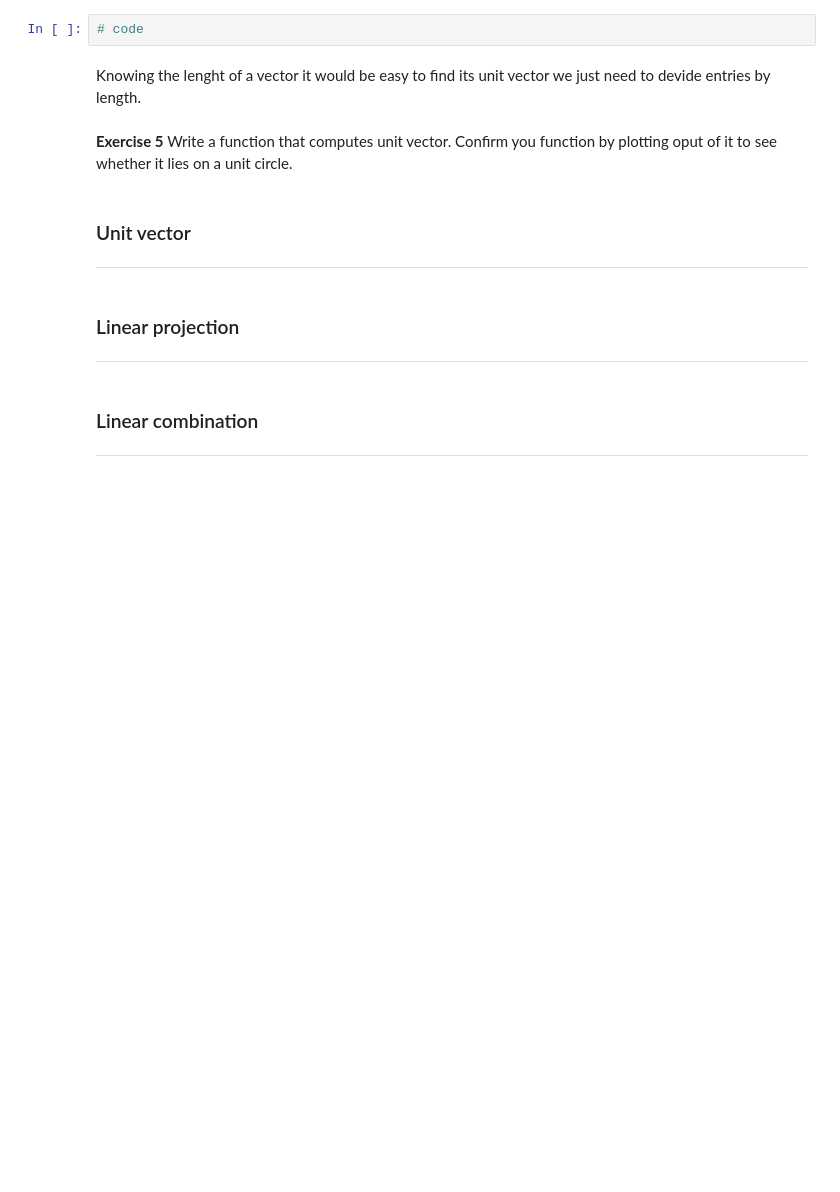
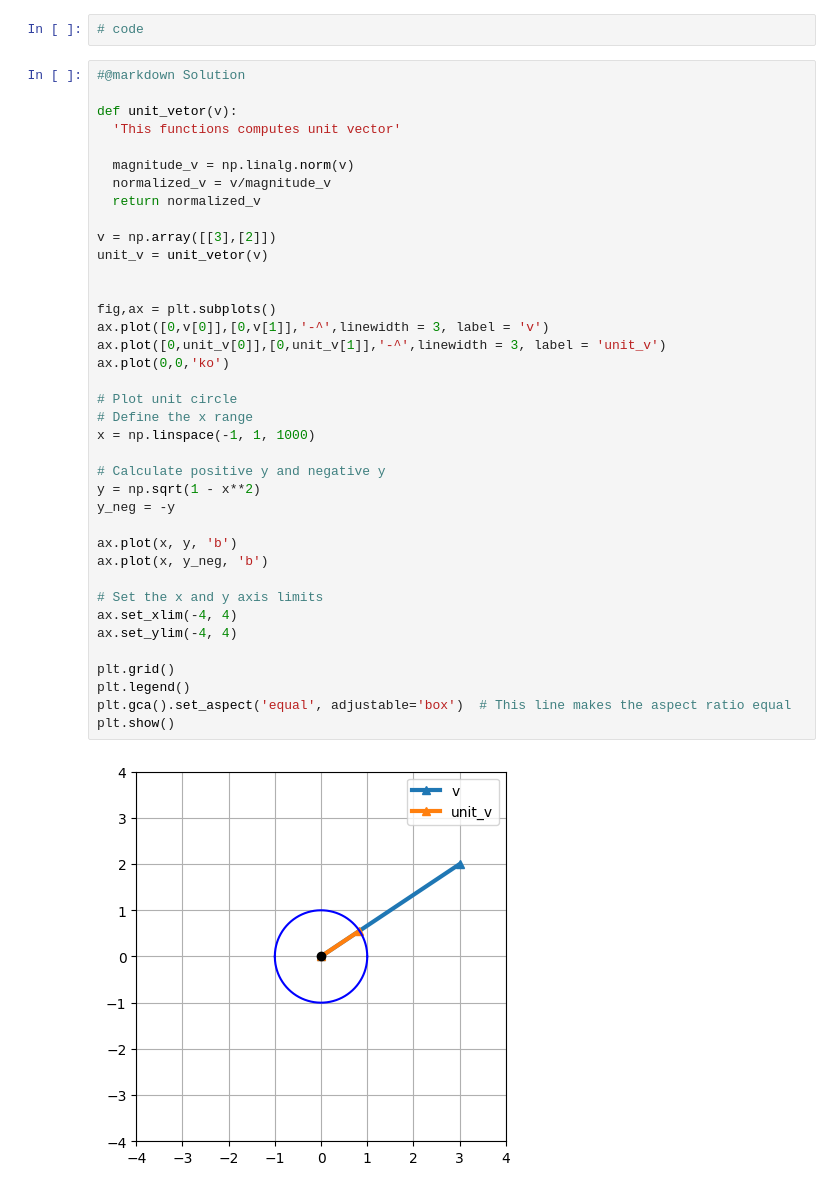
Before and after one commit to MiladQolami/Mathematical-tools-for-neuroscience, a Jupyter notebook: Linear_Algebra/Linear_algebra_vectors.ipynb, the cells around one changed output. Drawn from its saved outputs; the diff is of its cells as text; blank space fills up the shorter version.

```diff
--- a/Linear_Algebra/Linear_algebra_vectors.ipynb
+++ b/Linear_Algebra/Linear_algebra_vectors.ipynb
@@ -286,16 +371,42 @@ print(np.sqrt(np.dot(v1,v1)))
 # %%
 # code
-# %% [markdown]
-Knowing the lenght of a vector it would be easy to find its unit vector we just need to devide entries by length.
-# %% [markdown]
-**Exercise 5**
-Write a function that computes unit vector. Confirm you function by plotting oput of it to see whether it lies on a unit circle.
-# %% [markdown]
-### Unit vector
-___
-# %% [markdown]
-### Linear projection
-____
-# %% [markdown]
-### Linear combination
-___
+# %%
+#@markdown Solution
+
+def unit_vetor(v):
+  'This functions computes unit vector'
+
+  magnitude_v = np.linalg.norm(v)
+  normalized_v = v/magnitude_v
+  return normalized_v
+
+v = np.array([[3],[2]])
+unit_v = unit_vetor(v)
+
+
+fig,ax = plt.subplots()
+ax.plot([0,v[0]],[0,v[1]],'-^',linewidth = 3, label = 'v')
+ax.plot([0,unit_v[0]],[0,unit_v[1]],'-^',linewidth = 3, label = 'unit_v')
+ax.plot(0,0,'ko')
+
+# Plot unit circle
+# Define the x range
+x = np.linspace(-1, 1, 1000)
+
+# Calculate positive y and negative y
+y = np.sqrt(1 - x**2)
+y_neg = -y
+
+ax.plot(x, y, 'b')
+ax.plot(x, y_neg, 'b')
+
+# Set the x and y axis limits
+ax.set_xlim(-4, 4)
+ax.set_ylim(-4, 4)
+
+plt.grid()
+plt.legend()
+plt.gca().set_aspect('equal', adjustable='box')  # This line makes the aspect ratio equal
+plt.show()
+# %% [output]
+[figure, added]
```
Also changed, not shown: parts of 22 cells of this notebook.
